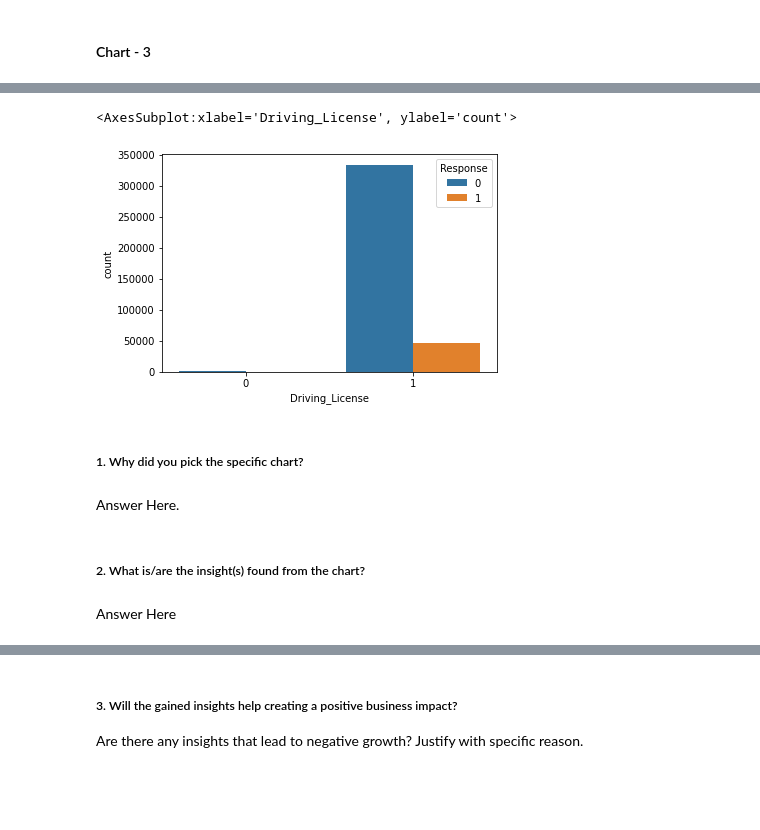
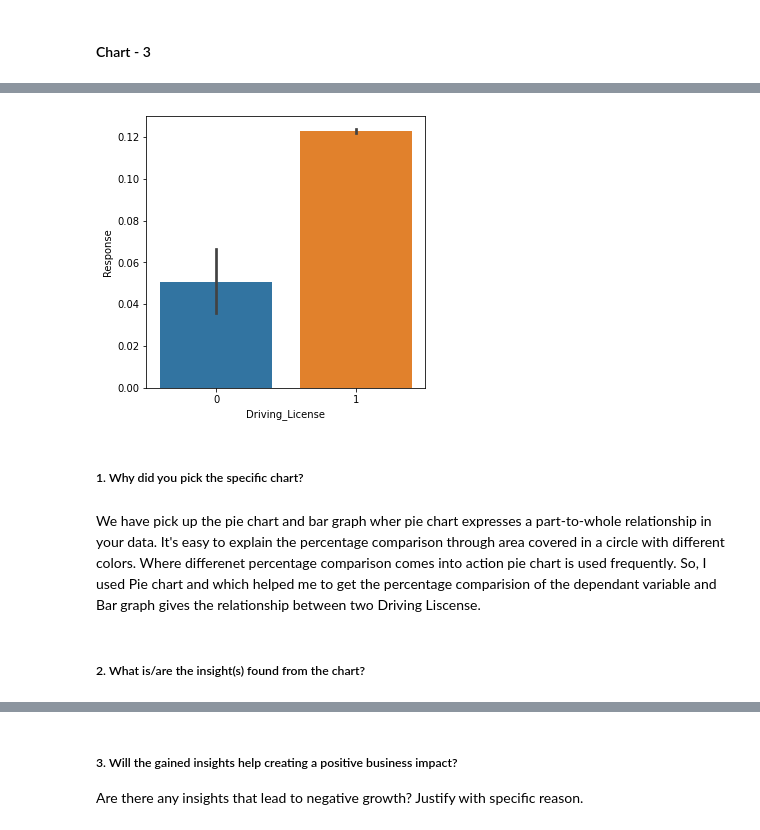
Before and after one commit to Asif-Ansari-bbl/HEALTH-INSURENCE-CROSS-SELL-PREDICTION, a Jupyter notebook: HEALTH_INSURANCE_GROSS_SELL_PREDICTION.ipynb, the cells around one changed output, grey strips where cells are left out. Saved outputs shown, nothing was run; the diff lists cells and outputs as text; code cells hidden in the pictures; blank space fills up the shorter version.

```diff
--- a/HEALTH_INSURANCE_GROSS_SELL_PREDICTION.ipynb
+++ b/HEALTH_INSURANCE_GROSS_SELL_PREDICTION.ipynb
@@ -509,13 +502,13 @@ Text(0.5, 1.0, 'Response V/S Driving License')
-# %%
-sns.countplot(dataset['Driving_License'],hue=dataset['Response'])
-# %% [output]
-<AxesSubplot:xlabel='Driving_License', ylabel='count'>
-[figure, removed]
+# %%
+# Chart - 1 visualization code
+plt.figure(figsize=(5,5))
+sns.barplot(x='Driving_License', y='Response', data=dataset)
+plt.show()
+# %% [output]
+[figure, added]
 # %% [markdown]
 ##### 1. Why did you pick the specific chart?
-# %% [markdown]
-Answer Here.
+# %% [markdown]
+We have pick up the pie chart and bar graph wher pie chart expresses a part-to-whole relationship in your data. It's easy to explain the percentage comparison through area covered in a circle with different colors. Where differenet percentage comparison comes into action pie chart is used frequently. So, I used Pie chart and which helped me to get the percentage comparision of the dependant variable and Bar graph gives the relationship between two Driving Liscense.
 # %% [markdown]
 ##### 2. What is/are the insight(s) found from the chart?
-# %% [markdown]
-Answer Here
```
Also changed, not shown: parts of 71 cells of this notebook.
